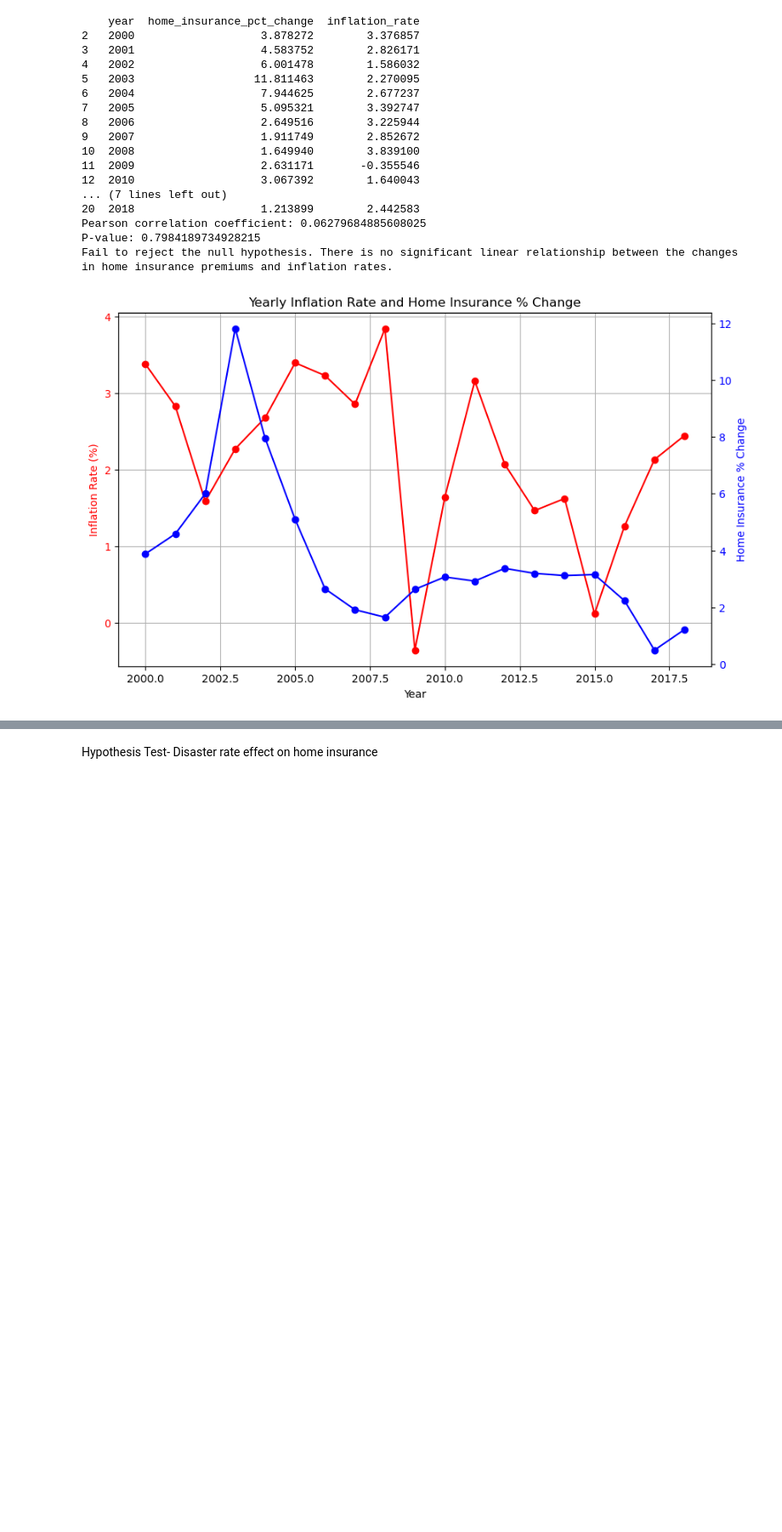
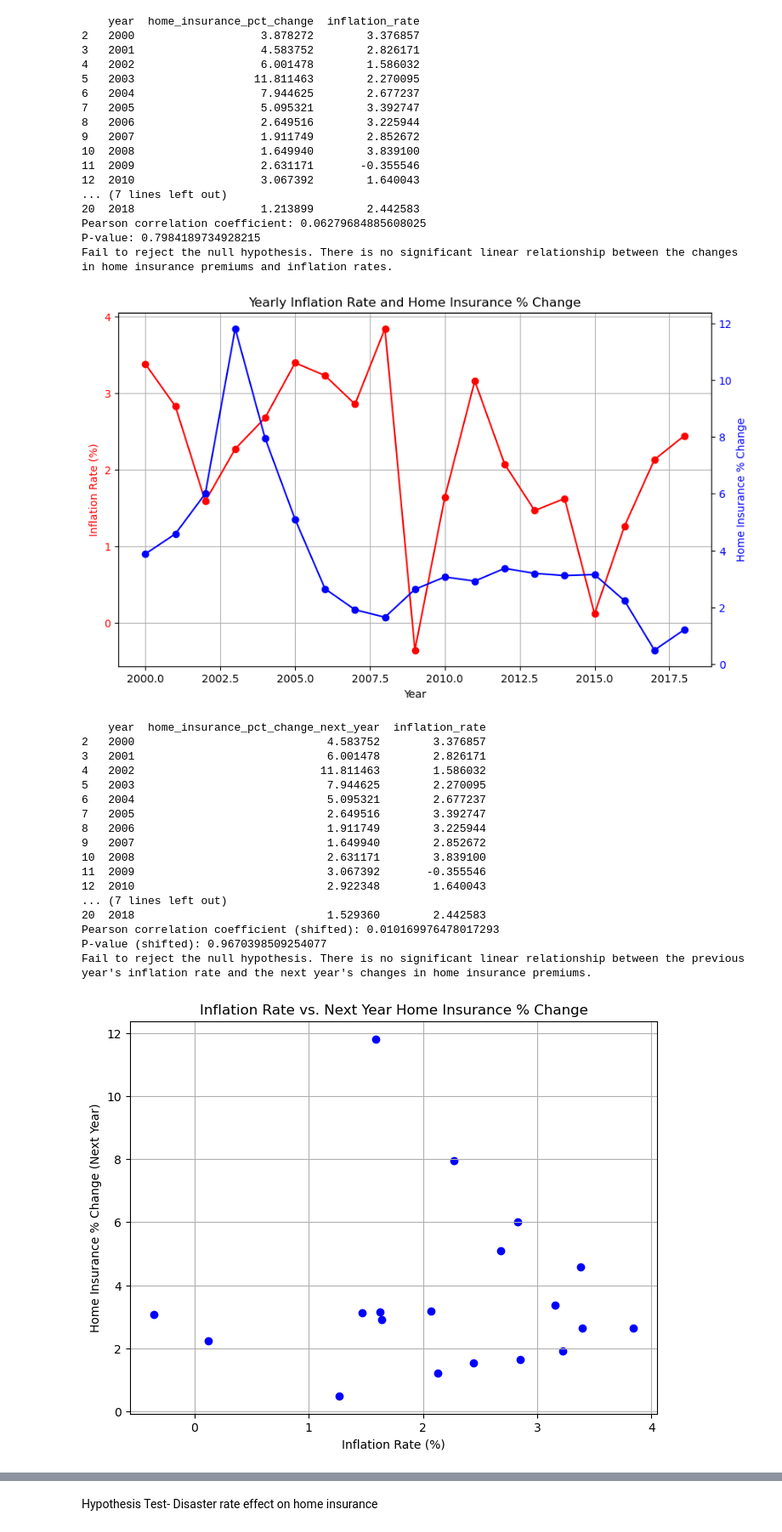
Before and after one commit to smille202/capstone, a Jupyter notebook: work/working_code.ipynb, the cells around one changed output, grey strips where cells are left out. Shown at 85% size. Drawn from its saved outputs; the diff is of its cells as text; code cells hidden in the pictures; blank space fills up the shorter version.

```diff
--- a/work/working_code.ipynb
+++ b/work/working_code.ipynb
@@ -625,3 +625,72 @@ Pearson correlation coefficient: 0.06279684885608025
 P-value: 0.7984189734928215
 Fail to reject the null hypothesis. There is no significant linear relationship between the changes in home insurance premiums and inflation rates.
 [figure]
+# %%
+# shift home insurance data by one year
+home_yearly['home_insurance_pct_change_next_year'] = home_yearly['home_insurance_pct_change'].shift(-1)
+
+# merge shifted with inflation data
+paired_data_shifted = pd.merge(home_yearly[['year', 'home_insurance_pct_change_next_year']],
+                               inflation_yearly[['year', 'inflation_rate']],
+                               on='year', how='inner')
+
+paired_data_shifted.dropna(inplace=True)
+paired_data_shifted = paired_data_shifted[(paired_data_shifted['year'] >= 2000) & (paired_data_shifted['year'] <= 2018)]  # adjust years
+
+print(paired_data_shifted[['year', 'home_insurance_pct_change_next_year', 'inflation_rate']].head(20))
+
+# Pearson correlation test
+corr_shifted, p_value_shifted = pearsonr(paired_data_shifted['home_insurance_pct_change_next_year'], paired_data_shifted['inflation_rate'])
+print(f"Pearson correlation coefficient (shifted): {corr_shifted}")
+print(f"P-value (shifted): {p_value_shifted}")
+
+# Results
+alpha = 0.05
+if p_value_shifted < alpha:
+    print("Reject the null hypothesis. There is a significant linear relationship between the previous year's inflation rate and the next year's changes in home insurance premiums.")
+else:
+    print("Fail to reject the null hypothesis. There is no significant linear relationship between the previous year's inflation rate and the next year's changes in home insurance premiums.")
+
+# scatterplot for inflation rate and next year's insurance rate change
+plt.figure(figsize=(8, 6))
+plt.scatter(paired_data_shifted['inflation_rate'], paired_data_shifted['home_insurance_pct_change_next_year'], color='b')
+plt.title('Inflation Rate vs. Next Year Home Insurance % Change')
+plt.xlabel('Inflation Rate (%)')
+plt.ylabel('Home Insurance % Change (Next Year)')
+plt.grid(True)
+
+plt.show()
+
+# Scatter plot(same year)
+plt.figure(figsize=(8, 6))
+plt.scatter(paired_data['inflation_rate'], paired_data['home_insurance_pct_change'], color='b')
+plt.title('Inflation Rate vs. Home Insurance % Change')
+plt.xlabel('Inflation Rate (%)')
+plt.ylabel('Home Insurance % Change')
+plt.grid(True)
+
+# Add the correlation coefficient as a text annotation
+plt.annotate(f'Pearson r: {corr:.4f}',
+             xy=(0.05, 0.95), xycoords='axes fraction',
+             fontsize=12, backgroundcolor='white')
+
+plt.show()
+# %% [output]
+    year  home_insurance_pct_change_next_year  inflation_rate
+2   2000                             4.583752        3.376857
+3   2001                             6.001478        2.826171
+4   2002                            11.811463        1.586032
+5   2003                             7.944625        2.270095
+6   2004                             5.095321        2.677237
+7   2005                             2.649516        3.392747
+8   2006                             1.911749        3.225944
+9   2007                             1.649940        2.852672
+10  2008                             2.631171        3.839100
+11  2009                             3.067392       -0.355546
+12  2010                             2.922348        1.640043
+... (7 lines left out)
+20  2018                             1.529360        2.442583
+Pearson correlation coefficient (shifted): 0.010169976478017293
+P-value (shifted): 0.9670398509254077
+Fail to reject the null hypothesis. There is no significant linear relationship between the previous year's inflation rate and the next year's changes in home insurance premiums.
+[figure, added]
```
Also changed, not shown: parts of 3 cells of this notebook.
